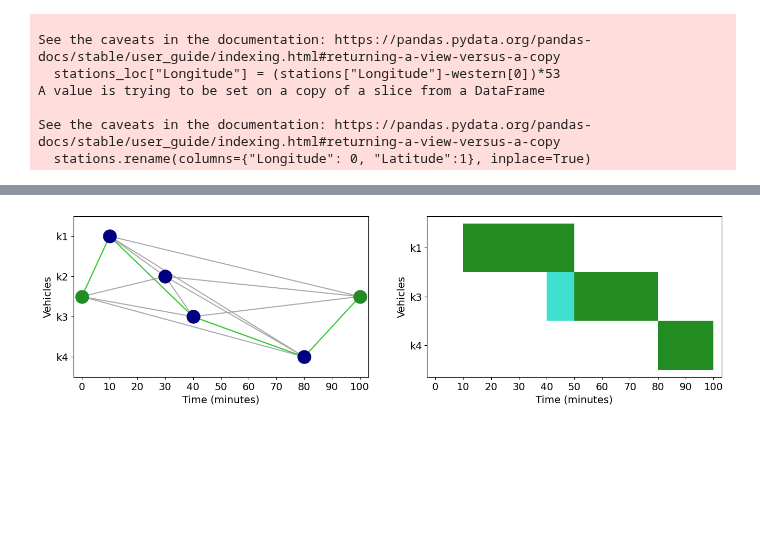
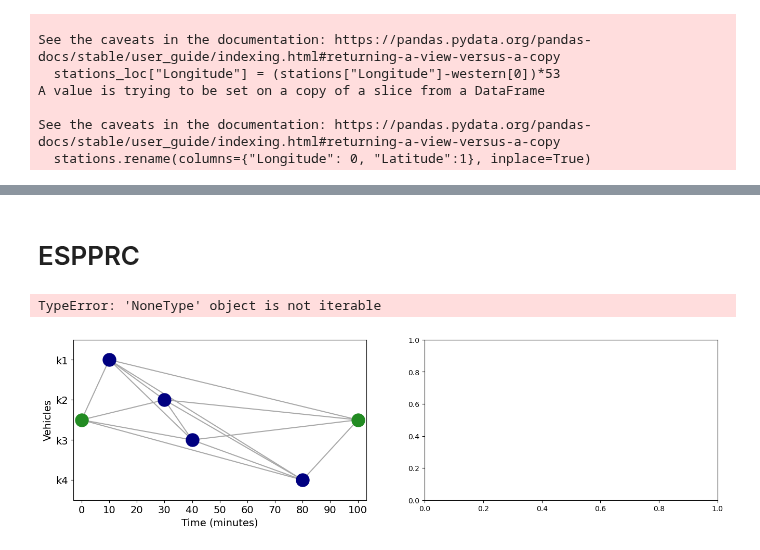
Before and after one commit to juanbeta98/MOPTA-23, a Jupyter notebook: ESPPRC.ipynb, the cells around one changed output, grey strips where cells are left out. Saved outputs shown, nothing was run; the diff lists cells and outputs as text; code cells hidden in the pictures; blank space fills up the shorter version.

```diff
--- a/ESPPRC.ipynb
+++ b/ESPPRC.ipynb
@@ -333,13 +335,18 @@ Station 7: 0 new columns
 Station 8: 0 new columns
 Station 9: 0 new columns
 Station 10: 0 new columns
+# %% [markdown]
+# ESPPRC
 # %%
 def get_graph(s,K,cd,cw,a,d,p,pi,sigma):
 
-    V = ["s"] + K + ["e"]
+    vehic_rc = {k:cd*d[k,s]+cw*p[k,s]-pi[f"V{k}"] for k in K}
+    Ks = [k for k in K if vehic_rc[k]<0]
+
+    V = ["s"] + Ks + ["e"]
     A = [(i,j) for i in V for j in V if i!=j and i!="e" and j!="s" and a[i,s] < a[j,s] and (i,j)!=("s","e")]
 
-    rc = {arc:cd*d[arc[1],s]+cw*p[arc[1],s]-pi[f"V{arc[1]}"]-sigma if arc[0]=="s" else (0 if arc[1]=="e" else cd*d[arc[1],s]+cw*p[arc[1],s]-pi[f"V{arc[1]}"]) for arc in A}
+    rc = {arc:vehic_rc[arc[1]]-sigma if arc[0]=="s" else (0 if arc[1]=="e" else vehic_rc[arc[1]]) for arc in A}
 
     return V,A,rc
 
@@ -383,7 +390,7 @@ def label_algorithm(s,V,K,T,r,t,a,ext,pi,sigma):
     # 1: cumulative reduced cost
     # 2: last moment where there was a vehicle waiting in line to use the charger
     # 3: cumulative time consumption
-    labels = [ [[arc[0], arc[1]], r[arc], 0, a[arc[1],s]] for arc in ext["s"]]
+    labels = [ [[arc[0], arc[1]], r[arc], a[arc[1],s], a[arc[1],s]+t[arc[1],s]] for arc in ext["s"]]
     done = []
 
     while len(labels) > 0:
@@ -398,7 +405,7 @@ def label_algorithm(s,V,K,T,r,t,a,ext,pi,sigma):
     routes = []
     for l in range(len(done)):
         # If reduced cost is negative
-        if done[l][1] < -25:
+        if done[l][1] < -0.001:
             col = {k:1 if k in done[l][0] else 0 for k in K}
             routes.append((col,done[l][1]+sum(pi[f"V{k}"]*col[k] for k in K)+sigma))
 
@@ -509,15 +514,18 @@ def plot_graph(s,K,V,A,a,t,Route=None,color_arcs=False,feas=True):
 # %%
 cd = 0.041
 cw = 0.0388
 
 K = list(range(1,5))
 T = 100/60
 a = {("s",1):0, (1,1):10/60, (2,1):30/60, (3,1):40/60, (4,1):80/60, ("e",1):T}
 t = {("s",1):0, (1,1):40/60, (2,1):30/60, (3,1):30/60, (4,1):20/60, ("e",1):0}
 V,A,rc = get_graph(1,K,cd,cw,a,d,p,{f"V{k}":0 for k in K},0)
-plot_graph(1,K,V,A,a,t,Route=[1,3,4])
+ext = vertices_extensions(V,A)
+#routes = label_algorithm(1,V,K,T,rc,t,a,ext,{f"V{k}":0 for k in K},0)
+plot_graph(1,K,V,A,a,t)
 # %% [output]
+TypeError: 'NoneType' object is not iterable
-[figure, old version]
+[figure, new version]
 # %%
 K = C
 T = 2.5
```
Also changed, not shown: parts of 3 cells of this notebook, 1 other file.
